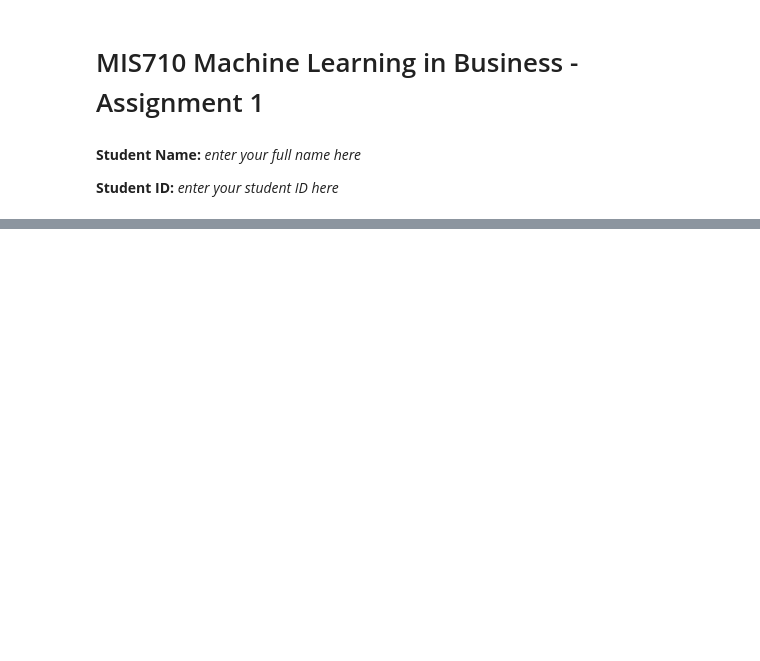
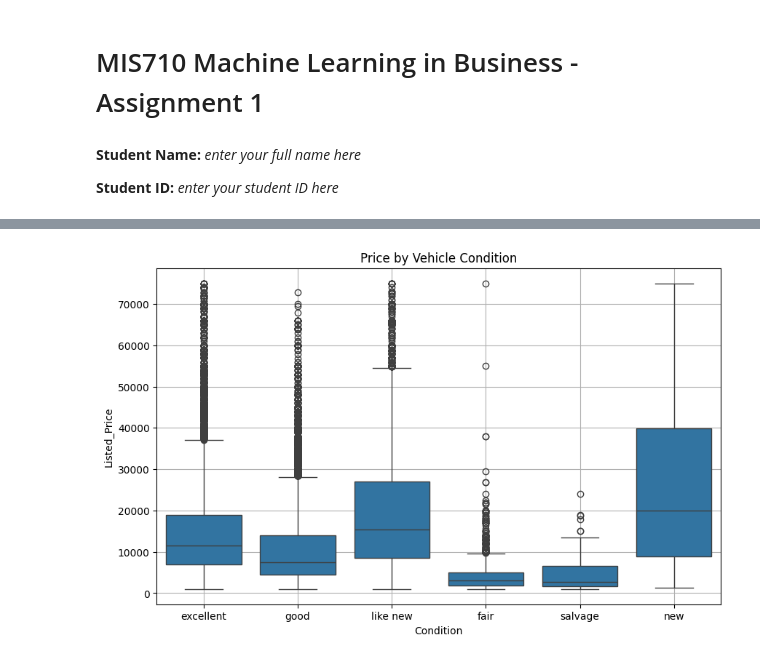
Before and after one commit to Studentuser7640/employee_attendence_AI, a Jupyter notebook: A1/MIS710 A1 Template T1 2023.ipynb, the cells around one changed output, grey strips where cells are left out. Cells and saved outputs as stored; diff of their text form; code cells hidden in the pictures; blank space fills up the shorter version.

```diff
--- a/A1/MIS710 A1 Template T1 2023.ipynb
+++ b/A1/MIS710 A1 Template T1 2023.ipynb
@@ -103,0 +155,8 @@ inspection.to_csv('results.csv')
+# %%
+plt.figure(figsize=(10, 6))
+sns.boxplot(x='Condition', y='Listed_Price', data=df)
+plt.title('Price by Vehicle Condition')
+plt.grid(True)
+plt.show()
+# %% [output]
+[figure, added]
```
Also changed, not shown: parts of 30 cells of this notebook.
